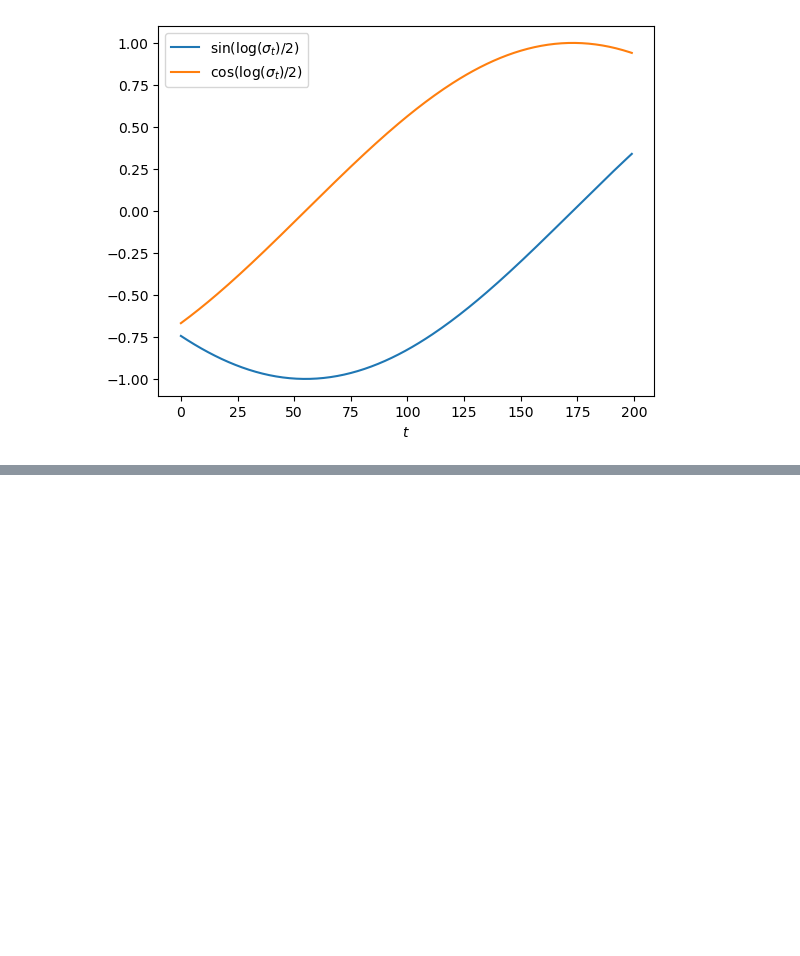
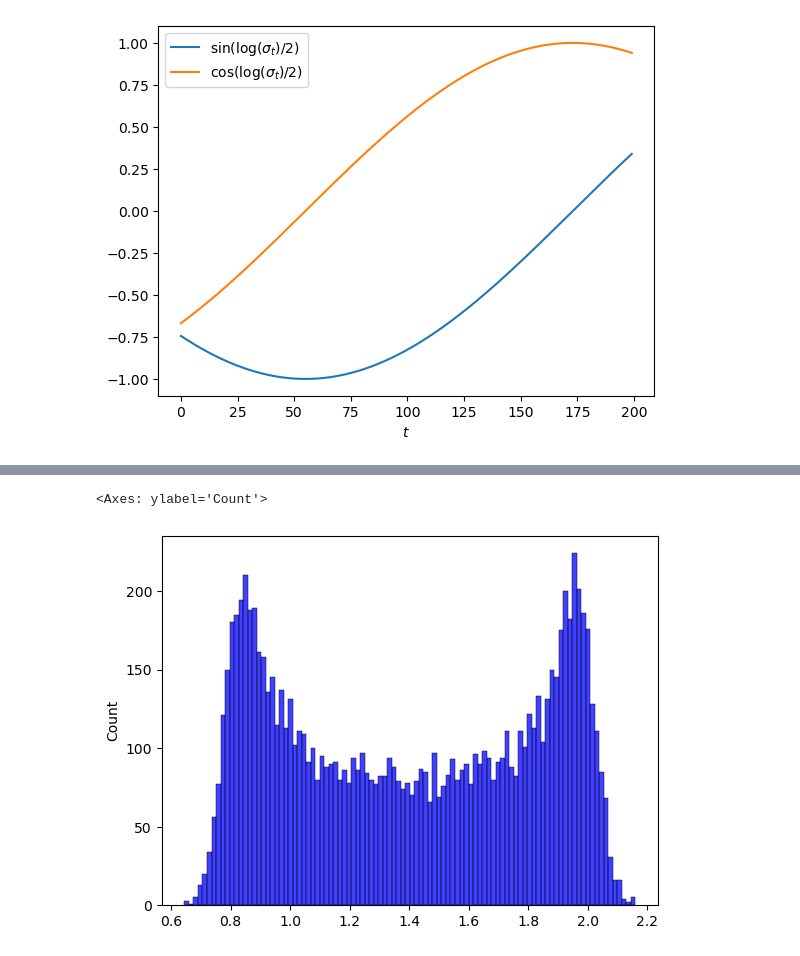
Before and after one commit to s-a-malik/smalldiffusion, a Jupyter notebook: debug.ipynb, the cells around one changed output, grey strips where cells are left out. Cells and saved outputs as stored; diff of their text form; code cells hidden in the pictures; blank space fills up the shorter version.

```diff
--- a/debug.ipynb
+++ b/debug.ipynb
@@ -109,0 +147,10 @@ plt.legend()
+# %%
+import seaborn as sns
+
+sns.histplot(dataset.radii[:, 0], bins=100, color='blue', label='radius')
+
+# we want the distribution to be normal with mean 1.4 and std 1
+# we can do this by filtering radii
+# %% [output]
+<Axes: ylabel='Count'>
+[figure, added]
```
Also changed, not shown: parts of 10 cells of this notebook, 3 other files.
